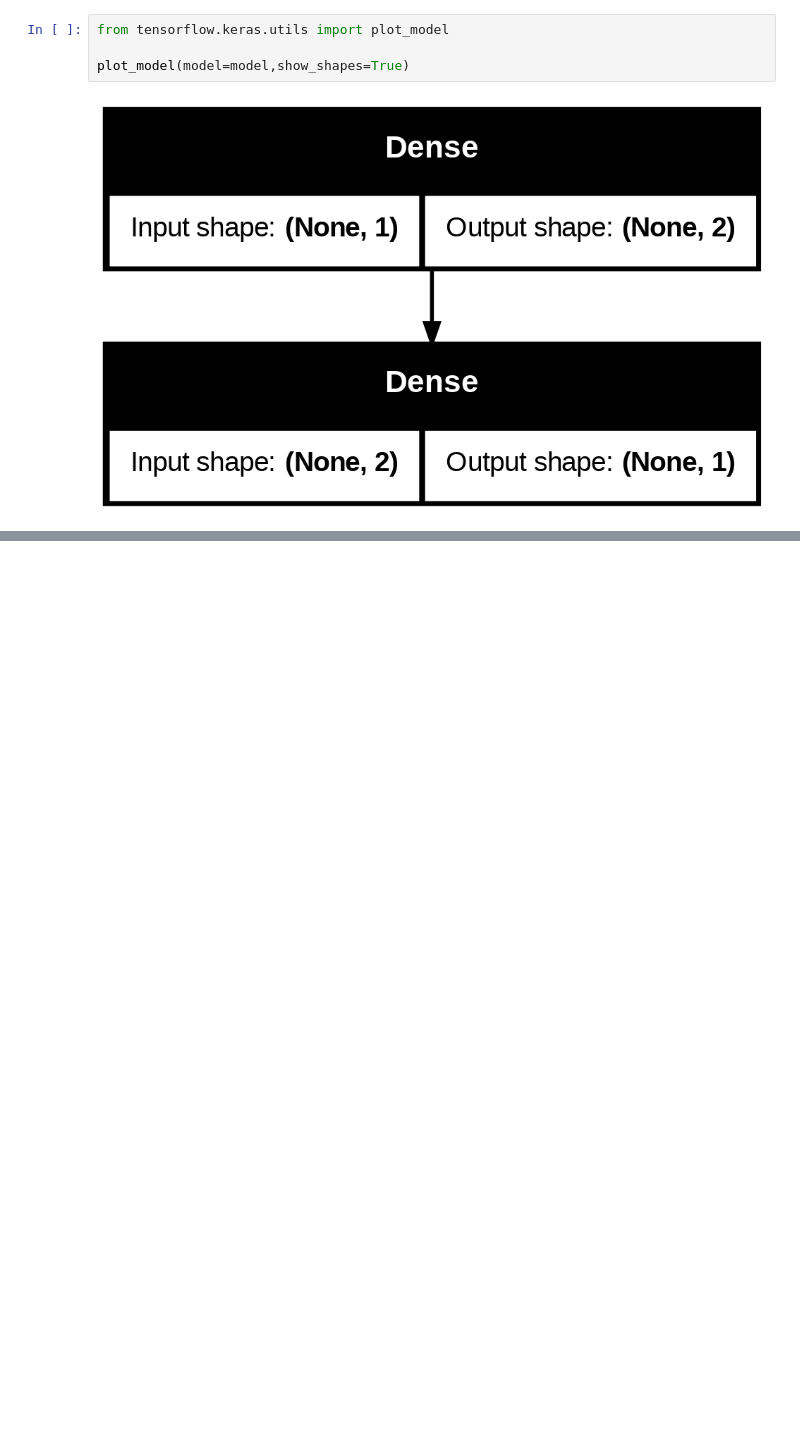
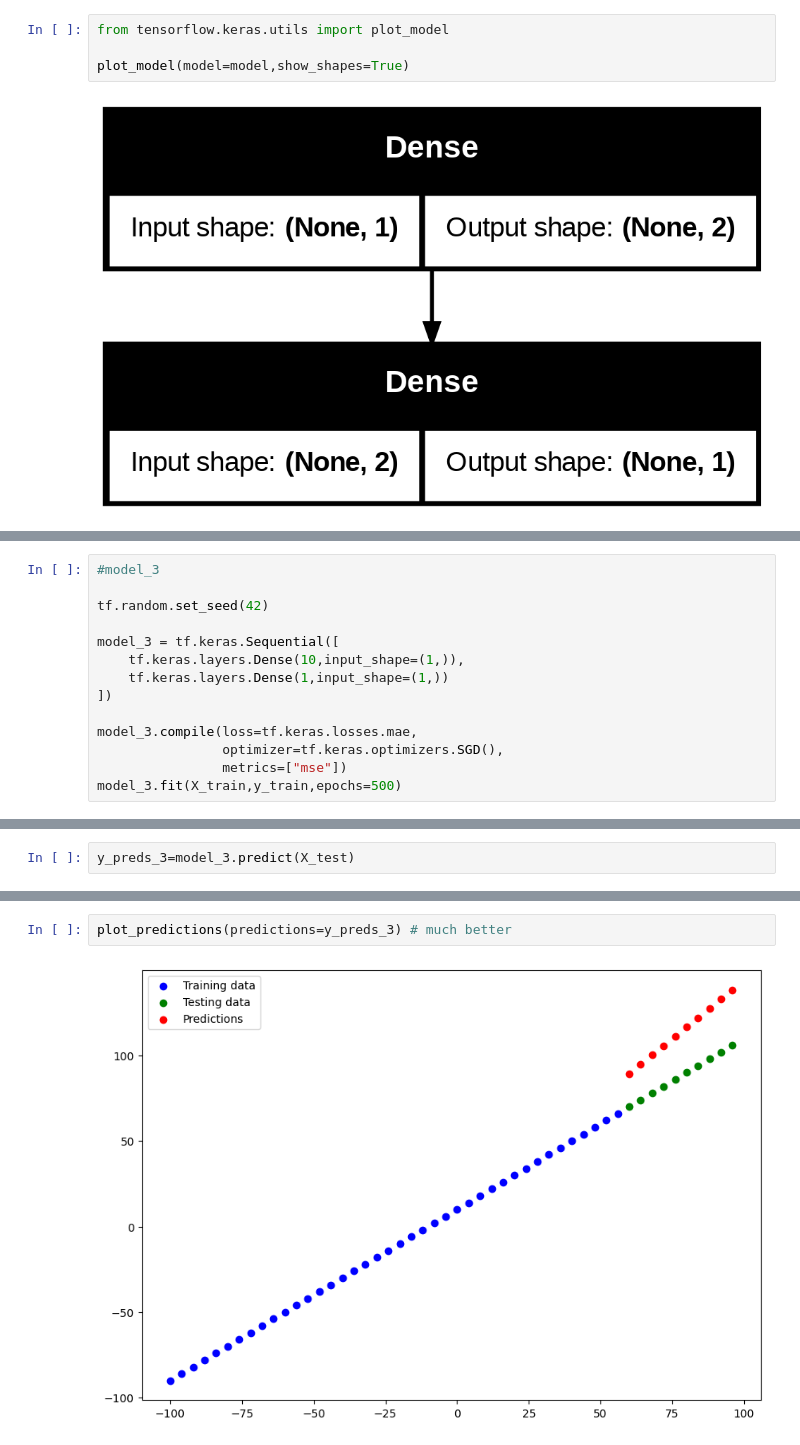
Before and after one commit to ADML003/Tensorflow, a Jupyter notebook: 01_NEURAL_NETWORK_REGRESSION_with_TF.ipynb, the cells around one changed output, grey strips where cells are left out. Cells and saved outputs as stored; diff of their text form; blank space fills up the shorter version.

```diff
--- a/01_NEURAL_NETWORK_REGRESSION_with_TF.ipynb
+++ b/01_NEURAL_NETWORK_REGRESSION_with_TF.ipynb
@@ -441,0 +645,14 @@ plot_model(model=model,show_shapes=True)
+# %%
+#model_3
+
+tf.random.set_seed(42)
+
+model_3 = tf.keras.Sequential([
+    tf.keras.layers.Dense(10,input_shape=(1,)),
+    tf.keras.layers.Dense(1,input_shape=(1,))
+])
+
+model_3.compile(loss=tf.keras.losses.mae,
+                optimizer=tf.keras.optimizers.SGD(),
+                metrics=["mse"])
+model_3.fit(X_train,y_train,epochs=500)
@@ -441,0 +678,2 @@ plot_model(model=model,show_shapes=True)
+# %%
+y_preds_3=model_3.predict(X_test)
@@ -441,0 +682,4 @@ plot_model(model=model,show_shapes=True)
+# %%
+plot_predictions(predictions=y_preds_3) # much better
+# %% [output]
+[figure, added]
```
Also changed, not shown: parts of 55 cells of this notebook.
